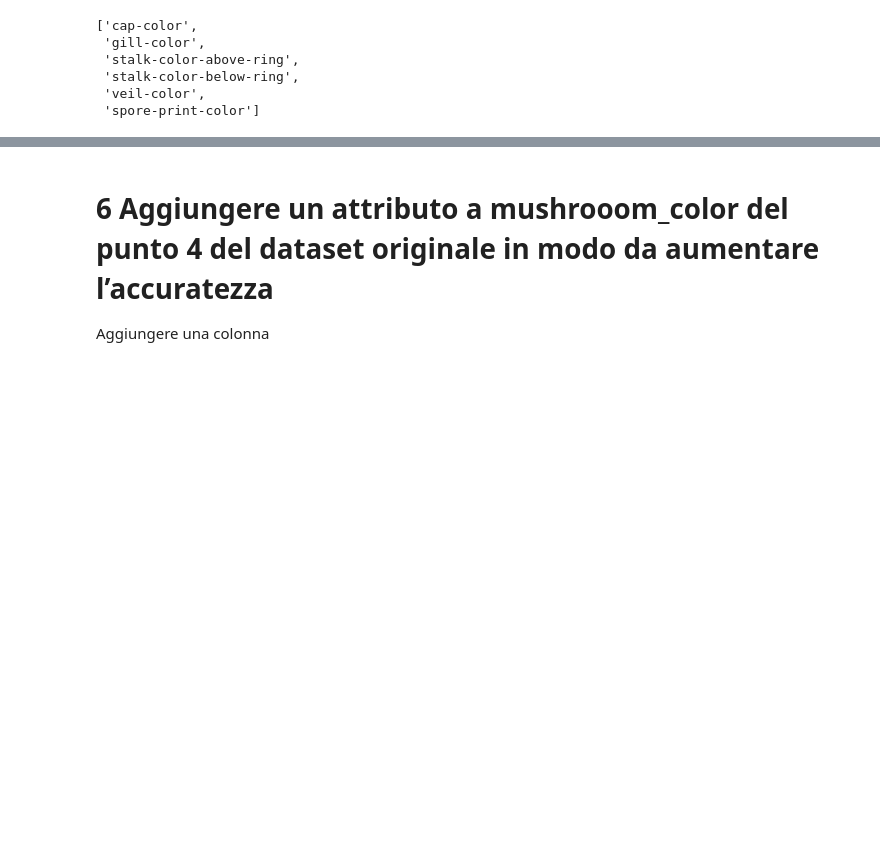
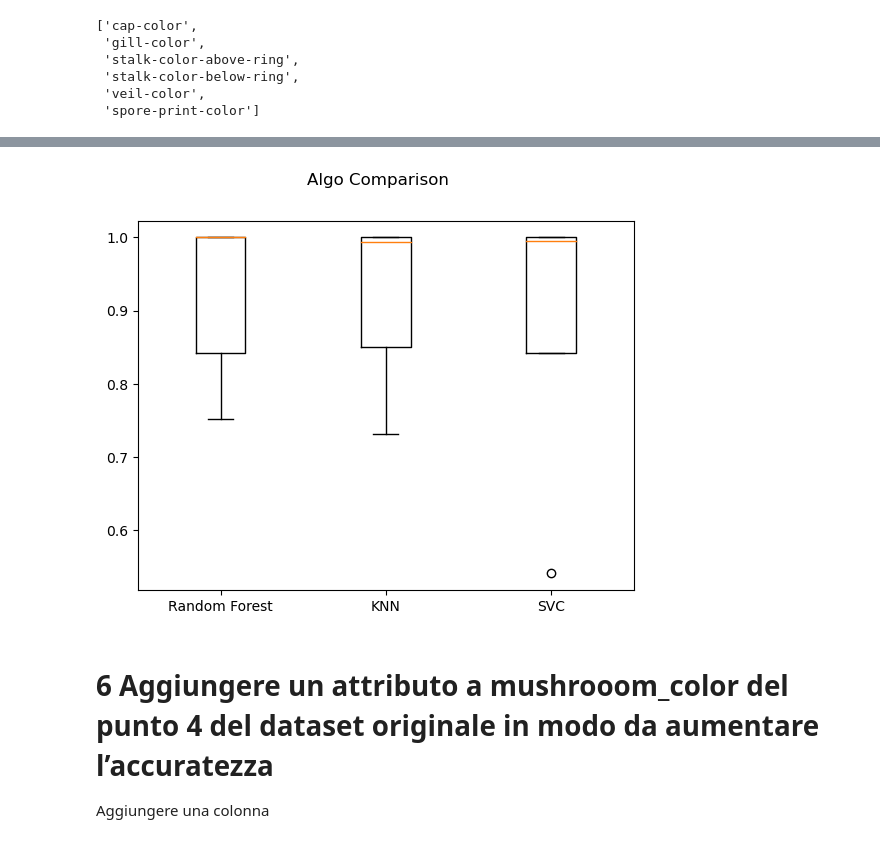
Before and after one commit to Rdm-Nico/BDTA, a Jupyter notebook: Esercitazioni/Funghi.ipynb, the cells around one changed output, grey strips where cells are left out. Cells and saved outputs as stored; diff of their text form; code cells hidden in the pictures; blank space fills up the shorter version.

```diff
--- a/Esercitazioni/Funghi.ipynb
+++ b/Esercitazioni/Funghi.ipynb
@@ -204,3 +212,13 @@ scores of SVC :
+# %%
+import matplotlib.pyplot as plt
+fig = plt.figure()
+fig.suptitle('Algo Comparison')
+ax = fig.add_subplot(111)
+plt.boxplot(result)
+ax.set_xticklabels(names)
+plt.show()
+# %% [output]
+[figure, added]
 # %% [markdown]
 # 6 Aggiungere un attributo a mushrooom_color del punto 4 del dataset originale in modo da aumentare l’accuratezza
 Aggiungere una colonna
```
Also changed, not shown: parts of 12 cells of this notebook.
